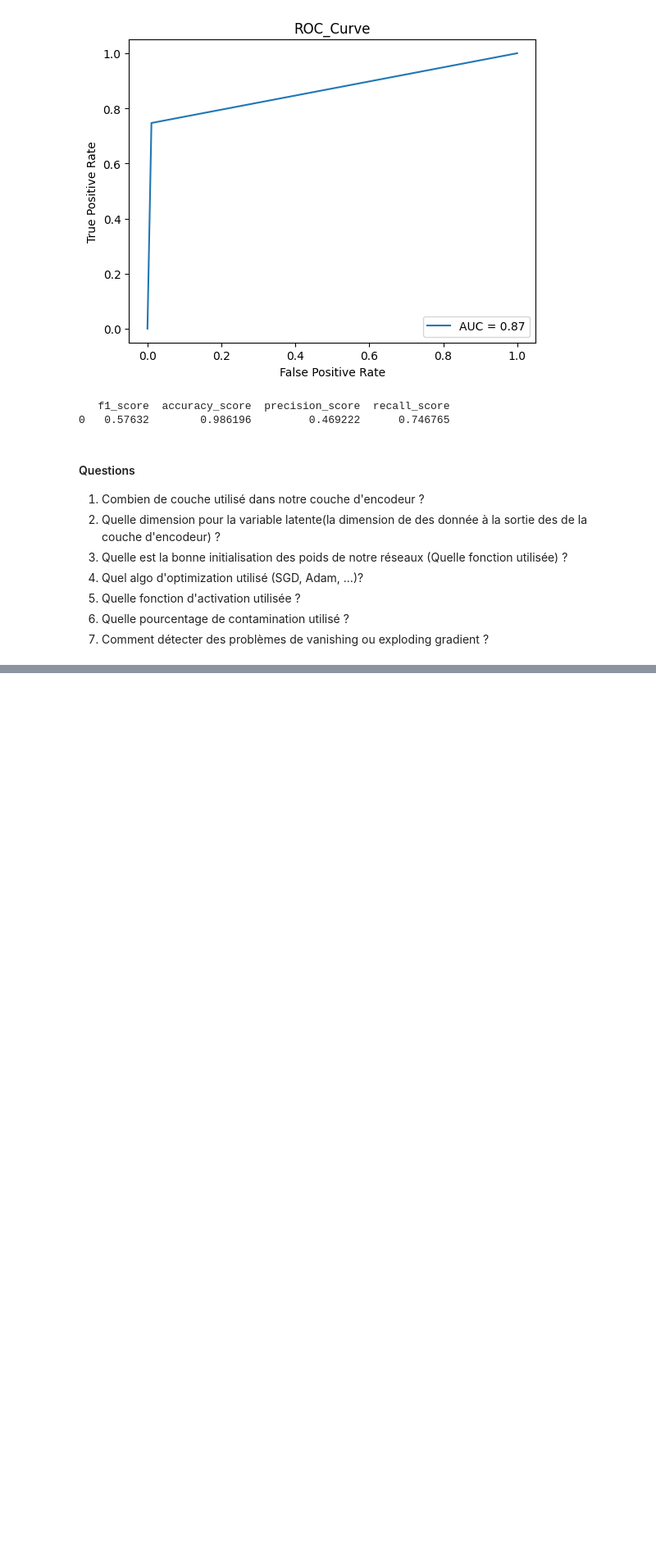
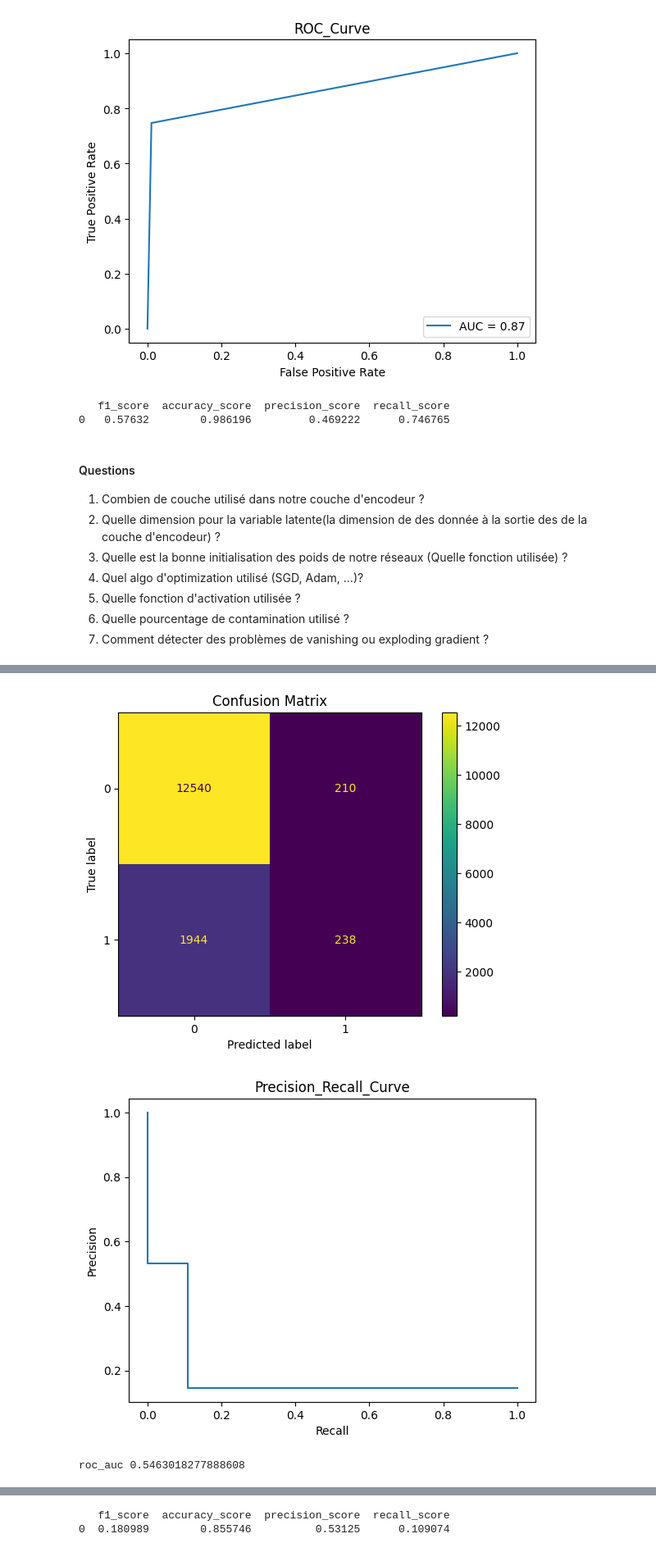
Before and after one commit to dahsie/anomalie_detection, a Jupyter notebook: src/auto encoder simple.ipynb, the cells around one changed output, grey strips where cells are left out. Shown: that part at 82% size. Drawn from its saved outputs; the diff is of its cells as text; code cells hidden in the pictures; blank space fills up the shorter version.

```diff
--- a/src/auto encoder simple.ipynb
+++ b/src/auto encoder simple.ipynb
@@ -523,0 +619,8 @@ roc_auc 0.8680050153928432
+# %%
+ypred=model.predict(test_loader)
+ypred=inverse_transform_target(ypred)
+evaluation(ytest,ypred)
+# %% [output]
+[figure, added]
+[figure, added]
+roc_auc 0.5463018277888608
@@ -523,0 +628,2 @@ roc_auc 0.8680050153928432
+   f1_score  accuracy_score  precision_score  recall_score
+0  0.180989        0.855746          0.53125      0.109074
```
Also changed, not shown: parts of 23 cells of this notebook.
